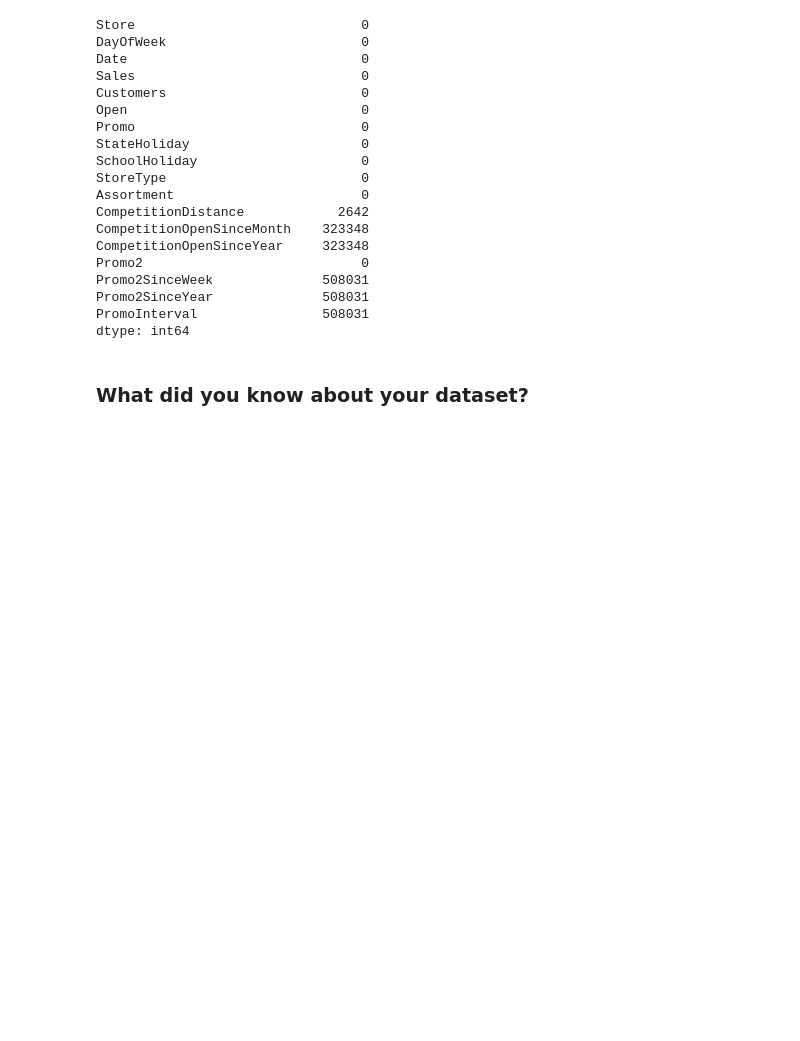
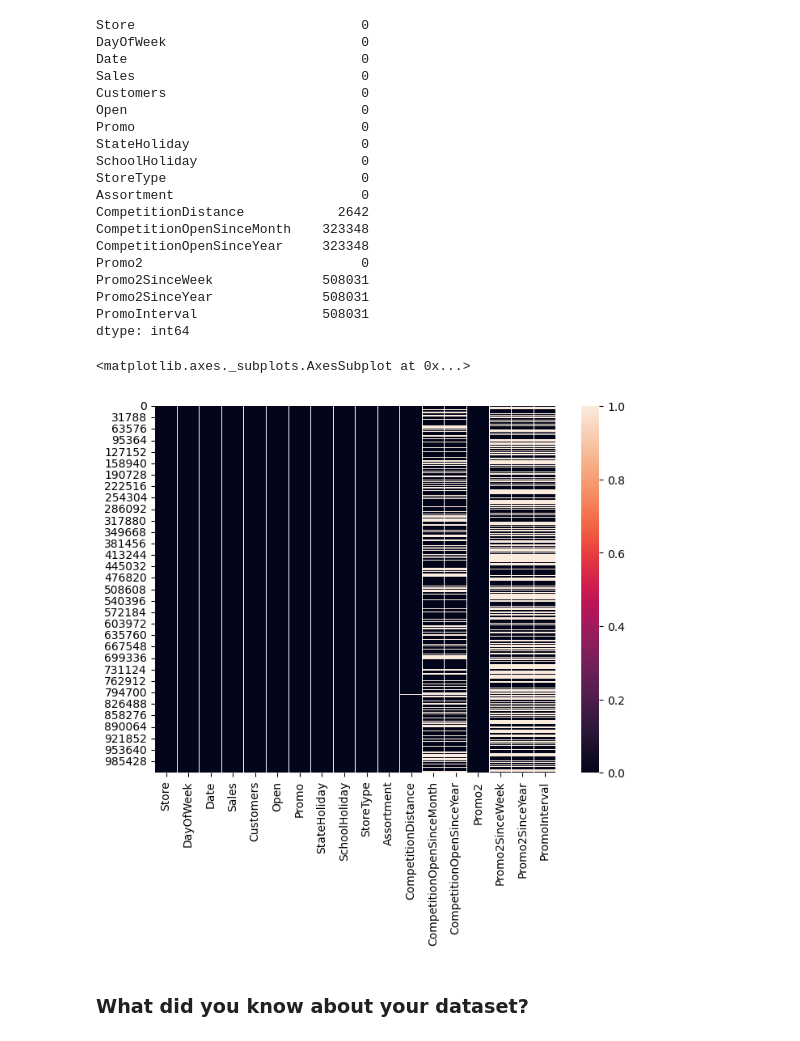
Before and after one commit to Dileepsingh6432/Retail-Sales-Prediction, a Jupyter notebook: Rossman_Retail_Sales_Prediction_Dileep_Singh.ipynb, the cells around one changed output. Saved outputs shown, nothing was run; the diff lists cells and outputs as text; code cells hidden in the pictures; blank space fills up the shorter version.

```diff
--- a/Rossman_Retail_Sales_Prediction_Dileep_Singh.ipynb
+++ b/Rossman_Retail_Sales_Prediction_Dileep_Singh.ipynb
@@ -214,6 +211,9 @@ dtype: int64
 # %%
 # Visualizing the missing values
 
-# sns.heatmap(df.isnull(), cbar=True)
+sns.heatmap(df.isnull(), cbar=True)
+# %% [output]
+<matplotlib.axes._subplots.AxesSubplot at 0x...>
+[figure, added]
 # %% [markdown]
 ### What did you know about your dataset?
```
Also changed, not shown: parts of 219 cells of this notebook.
